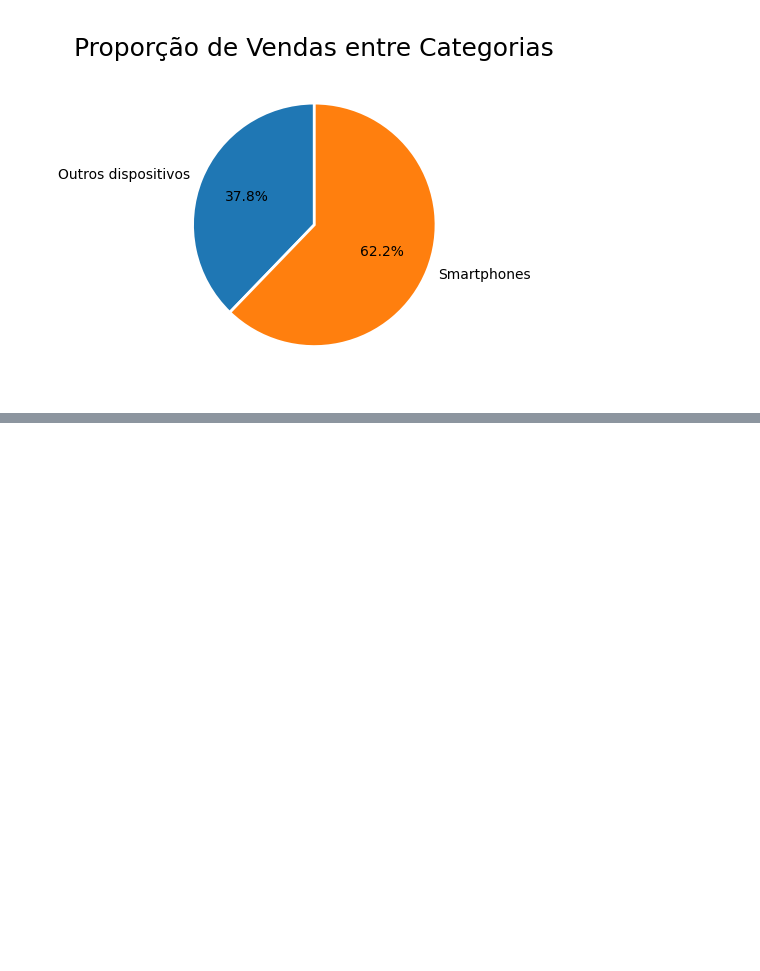
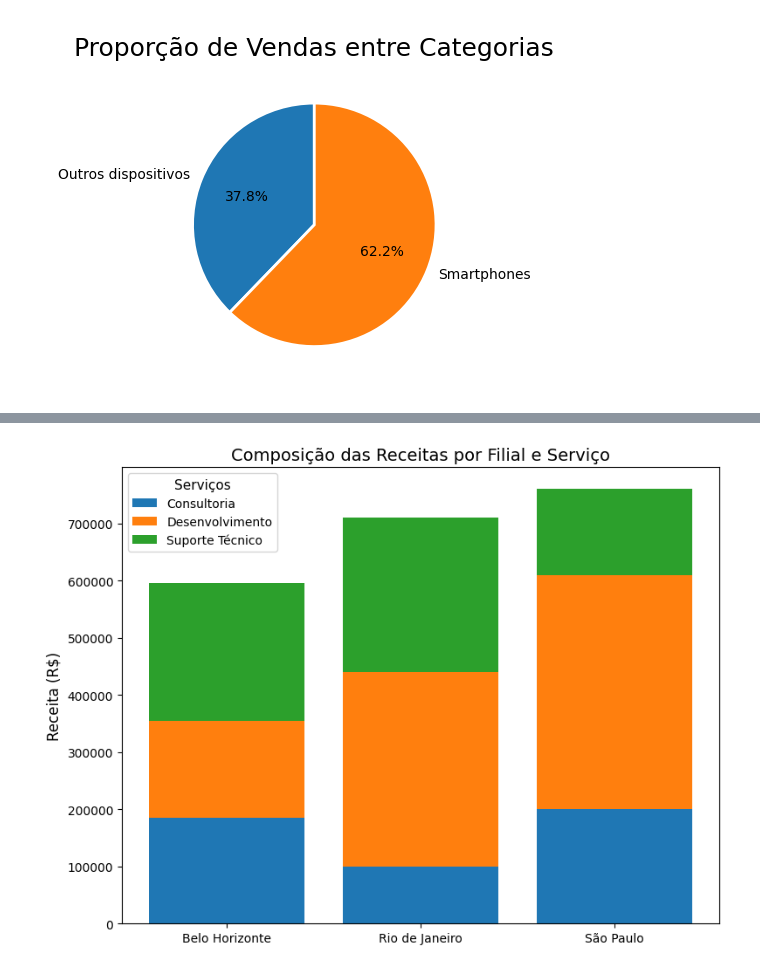
Before and after one commit to LeoRochaCarmo/formacao_praticando_python_para_data_science_alura, a Jupyter notebook: 08_praticando_graficos_composicao_e_relacionamento/exercicios.ipynb, the cells around one changed output, grey strips where cells are left out. Drawn from its saved outputs; the diff is of its cells as text; code cells hidden in the pictures; blank space fills up the shorter version.

```diff
--- a/08_praticando_graficos_composicao_e_relacionamento/exercicios.ipynb
+++ b/08_praticando_graficos_composicao_e_relacionamento/exercicios.ipynb
@@ -48,0 +124,29 @@ plt.show()
+# %%
+import pandas as pd
+import numpy as np
+import matplotlib.pyplot as plt
+
+df = pd.read_csv('.\\dados\\atividade_5.csv')
+
+df_grouped = df.groupby(['Filial', 'Serviço'])['Receita (R$)'].sum().unstack()
+
+servicos = df_grouped.columns
+filiais = df_grouped.index
+x = np.arange(len(filiais))
+valores = [df_grouped[servico].values for servico in servicos]
+
+fig, ax = plt.subplots(figsize=(8,6), dpi=100)
+
+ax.bar(x, valores[0], label=servicos[0])
+ax.bar(x, valores[1], bottom=valores[0], label=servicos[1])
+ax.bar(x, valores[2], bottom=valores[0] + valores[1], label=servicos[2])
+
+ax.set_title('Composição das Receitas por Filial e Serviço', fontsize=14)
+ax.set_xticks(x, filiais)
+ax.set_ylabel('Receita (R$)', fontsize=12)
+ax.legend(servicos, title='Serviços', title_fontsize=11)
+
+plt.tight_layout()
+plt.show()
+# %% [output]
+[figure, added]
```
Also changed, not shown: parts of 13 cells of this notebook, 4 other files.
